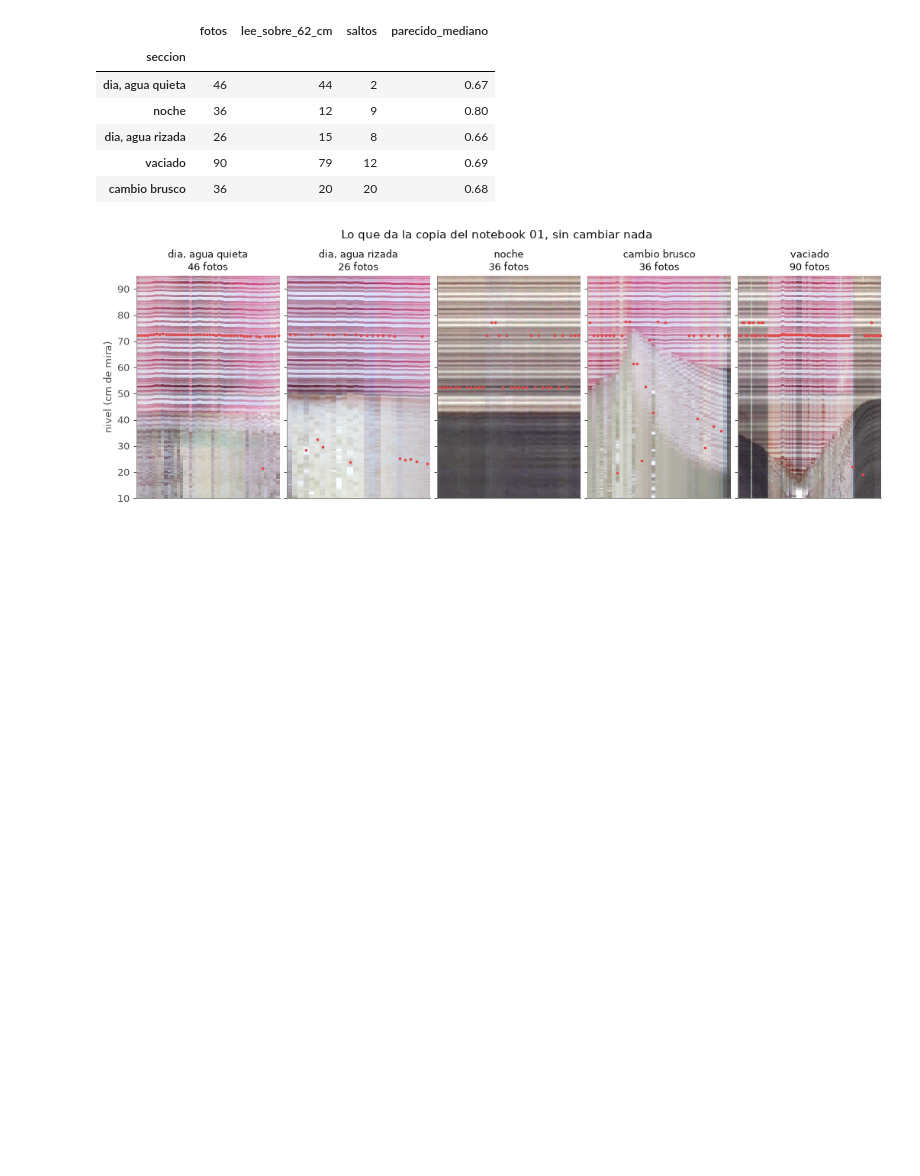
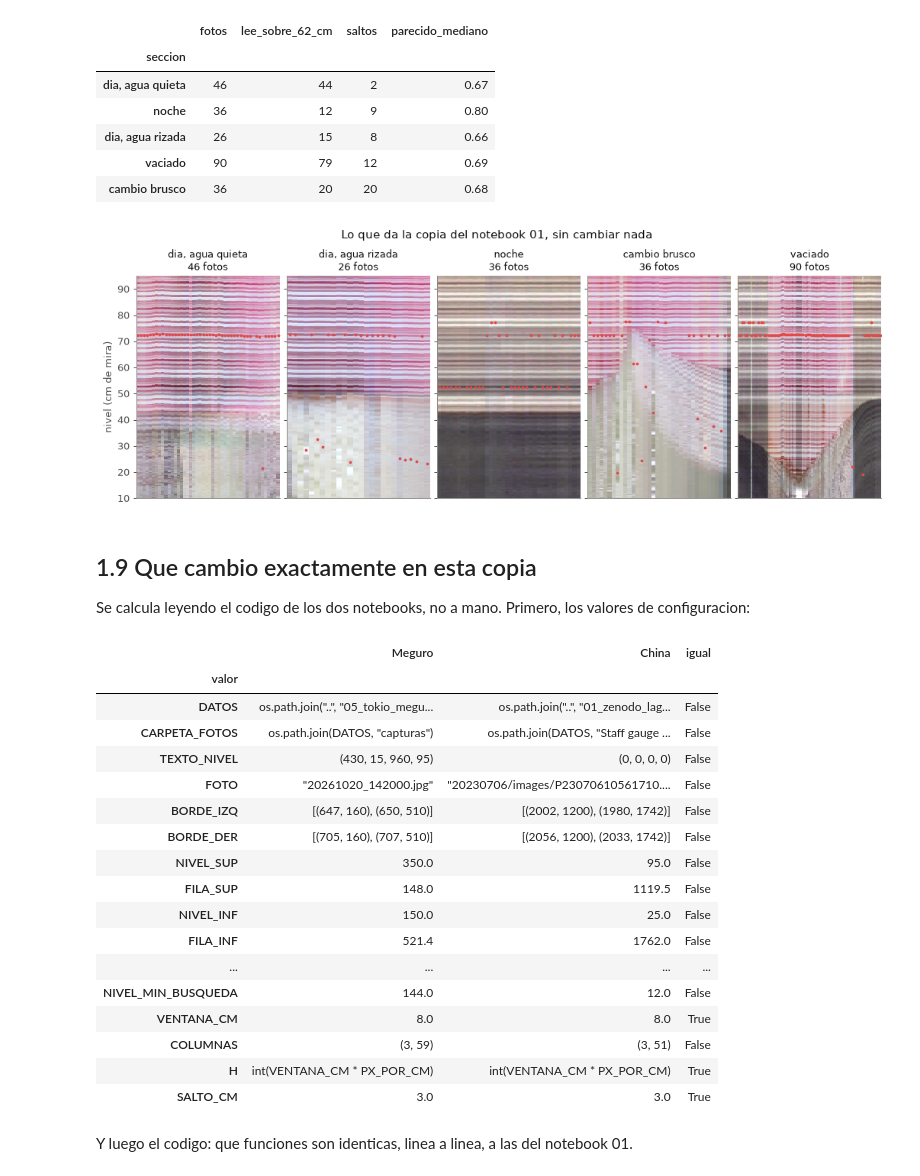
Before and after one commit to SCaballero427/medicion-de-nivel-en-canales-abiertos, a Jupyter notebook: 02_lago_china_primera_mejora/02_lago_china_primera_mejora.ipynb, the cells around one changed output. Drawn from its saved outputs; the diff is of its cells as text; code cells hidden in the pictures; blank space fills up the shorter version.

Commit message:
que cambio en la copia

```diff
--- a/02_lago_china_primera_mejora/02_lago_china_primera_mejora.ipynb
+++ b/02_lago_china_primera_mejora/02_lago_china_primera_mejora.ipynb
@@ -406,3 +406,68 @@ df_v1.groupby("seccion", sort=False).agg(fotos=("archivo", "size"), lee_sobre_62
 | vaciado | 90 | 79 | 12 | 0.69 |
 | cambio brusco | 36 | 20 | 20 | 0.68 |
 [figure]
+# %% [markdown]
+## 1.9 Que cambio exactamente en esta copia
+
+Se calcula leyendo el codigo de los dos notebooks, no a mano. Primero, los valores de configuracion:
+# %%
+NB_01, NB_02 = "01_meguro_algoritmo_basico.ipynb", "02_lago_china_primera_mejora.ipynb"
+
+
+def celdas_codigo(ruta):
+    nb = json.load(open(ruta, encoding="utf-8"))
+    return ["".join(c["source"]) for c in nb["cells"] if c["cell_type"] == "code"]
+
+
+def definiciones(ruta):
+    # funciones y clases de primer nivel, en orden: [(nombre, codigo), ...]
+    salida = []
+    for codigo in celdas_codigo(ruta):
+        for nodo in ast.parse(codigo).body:
+            if isinstance(nodo, (ast.FunctionDef, ast.ClassDef)):
+                salida.append((nodo.name, "\n".join(codigo.splitlines()[nodo.lineno - 1:nodo.end_lineno])))
+    return salida
+
+
+def asignaciones(ruta):
+    # primer valor escrito para cada nombre en una asignacion de primer nivel: {nombre: texto}
+    salida = {}
+    for codigo in celdas_codigo(ruta):
+        for nodo in ast.parse(codigo).body:
+            if isinstance(nodo, ast.Assign) and len(nodo.targets) == 1:
+                obj, val = nodo.targets[0], nodo.value
+                pares = zip(obj.elts, val.elts) if isinstance(obj, ast.Tuple) and isinstance(val, ast.Tuple) else [(obj, val)]
+                for o, v in pares:
+                    if isinstance(o, ast.Name):
+                        salida.setdefault(o.id, ast.get_source_segment(codigo, v))
+    return salida
+
+
+defs_01, defs_02 = definiciones(NB_01), definiciones(NB_02)
+a01, a02 = asignaciones(NB_01), asignaciones(NB_02)
+CONFIGURACION = ["DATOS", "CARPETA_FOTOS", "TEXTO_NIVEL", "FOTO", "BORDE_IZQ", "BORDE_DER", "NIVEL_SUP", "FILA_SUP", "NIVEL_INF", "FILA_INF", "PX_POR_CM", "ANCHO",
+                 "EXTRA_CM", "MARCAS_CONTROL", "NIVEL_MINIMO", "NIVEL_MAX_AGUA", "NIVEL_MIN_BUSQUEDA", "VENTANA_CM", "COLUMNAS", "H", "SALTO_CM"]
+tabla_config = pd.DataFrame([{"valor": n, "Meguro": a01.get(n, "-"), "China": a02.get(n, "-"), "igual": a01.get(n) == a02.get(n)} for n in CONFIGURACION]).set_index("valor")
+pd.set_option("display.max_colwidth", 70)
+tabla_config
+# %% [output]
+|  | Meguro | China | igual |
+| valor |  |  |  |
+| DATOS | os.path.join("..", "05_tokio_megu... | os.path.join("..", "01_zenodo_lag... | False |
+| CARPETA_FOTOS | os.path.join(DATOS, "capturas") | os.path.join(DATOS, "Staff gauge ... | False |
+| TEXTO_NIVEL | (430, 15, 960, 95) | (0, 0, 0, 0) | False |
+| FOTO | "20261020_142000.jpg" | "20230706/images/P23070610561710.... | False |
+| BORDE_IZQ | [(647, 160), (650, 510)] | [(2002, 1200), (1980, 1742)] | False |
+| BORDE_DER | [(705, 160), (707, 510)] | [(2056, 1200), (2033, 1742)] | False |
+| NIVEL_SUP | 350.0 | 95.0 | False |
+| FILA_SUP | 148.0 | 1119.5 | False |
+| NIVEL_INF | 150.0 | 25.0 | False |
+| FILA_INF | 521.4 | 1762.0 | False |
+| ... | ... | ... | ... |
+| NIVEL_MIN_BUSQUEDA | 144.0 | 12.0 | False |
+| VENTANA_CM | 8.0 | 8.0 | True |
+| COLUMNAS | (3, 59) | (3, 51) | False |
+| H | int(VENTANA_CM * PX_POR_CM) | int(VENTANA_CM * PX_POR_CM) | True |
+| SALTO_CM | 3.0 | 3.0 | True |
+# %% [markdown]
+Y luego el codigo: que funciones son identicas, linea a linea, a las del notebook 01.
```
Also changed, not shown: parts of 2 cells of this notebook.
